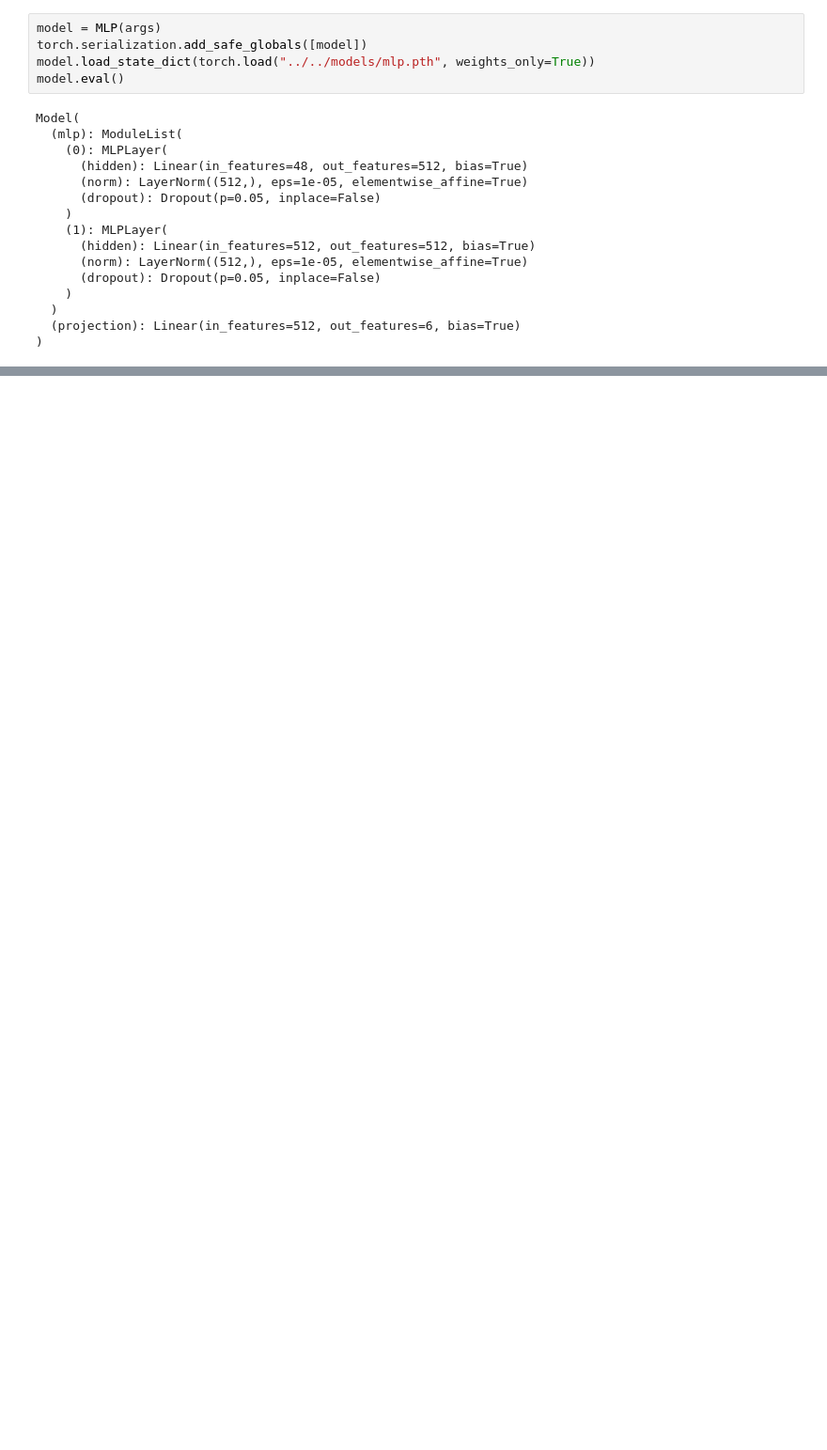
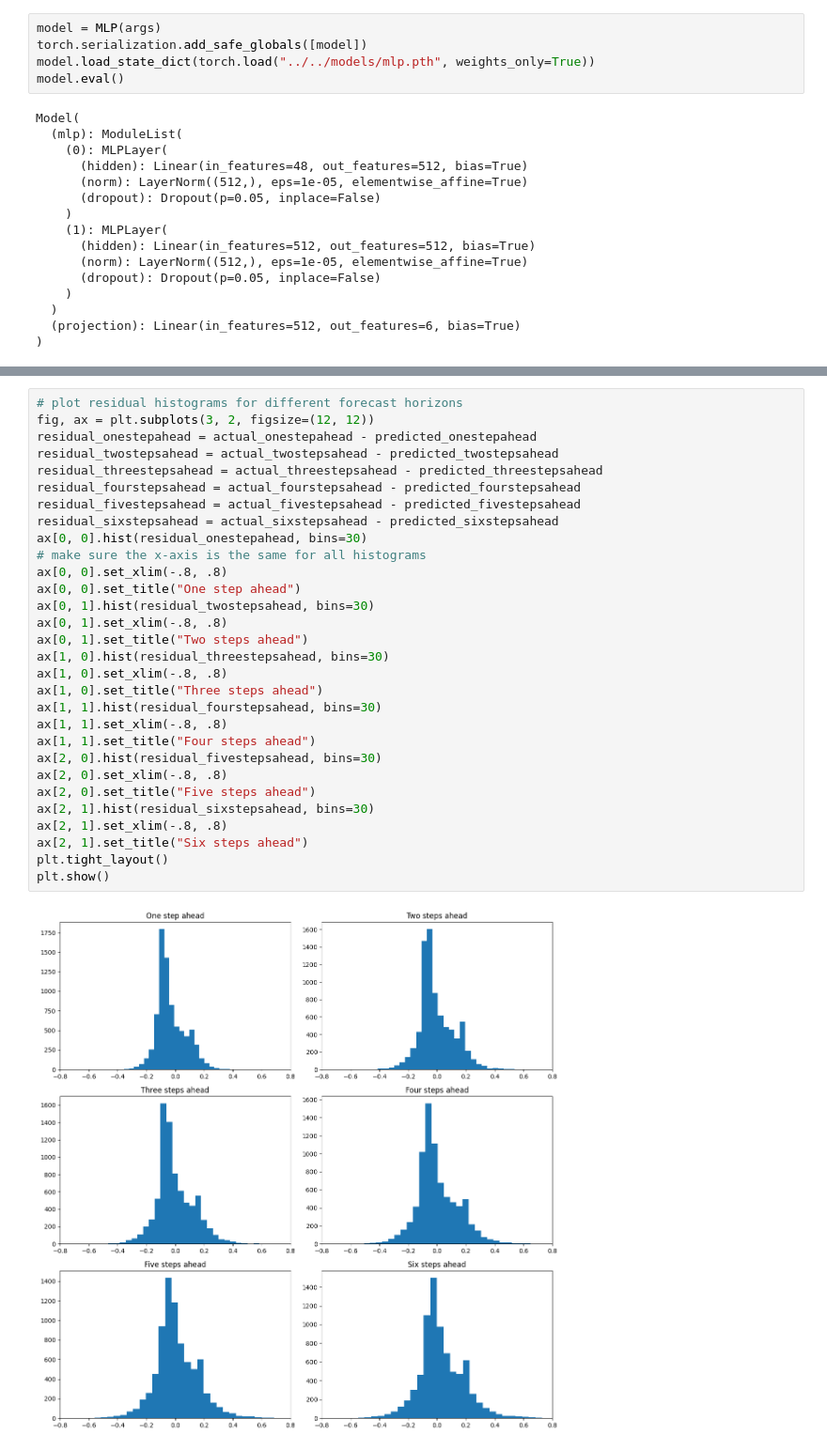
Before and after one commit to ber0i/e-SparX, a Jupyter notebook: usecases/wpf/src/results/visualize_forecasts.ipynb, the cells around one changed output, grey strips where cells are left out. Shown at 94% size. Saved outputs shown, nothing was run; the diff lists cells and outputs as text; blank space fills up the shorter version.

```diff
--- a/usecases/wpf/src/results/visualize_forecasts.ipynb
+++ b/usecases/wpf/src/results/visualize_forecasts.ipynb
@@ -120,0 +180,32 @@ plt.show()
+# %%
+# plot residual histograms for different forecast horizons
+fig, ax = plt.subplots(3, 2, figsize=(12, 12))
+residual_onestepahead = actual_onestepahead - predicted_onestepahead
+residual_twostepsahead = actual_twostepsahead - predicted_twostepsahead
+residual_threestepsahead = actual_threestepsahead - predicted_threestepsahead
+residual_fourstepsahead = actual_fourstepsahead - predicted_fourstepsahead
+residual_fivestepsahead = actual_fivestepsahead - predicted_fivestepsahead
+residual_sixstepsahead = actual_sixstepsahead - predicted_sixstepsahead
+ax[0, 0].hist(residual_onestepahead, bins=30)
+# make sure the x-axis is the same for all histograms
+ax[0, 0].set_xlim(-.8, .8)
+ax[0, 0].set_title("One step ahead")
+ax[0, 1].hist(residual_twostepsahead, bins=30)
+ax[0, 1].set_xlim(-.8, .8)
+ax[0, 1].set_title("Two steps ahead")
+ax[1, 0].hist(residual_threestepsahead, bins=30)
+ax[1, 0].set_xlim(-.8, .8)
+ax[1, 0].set_title("Three steps ahead")
+ax[1, 1].hist(residual_fourstepsahead, bins=30)
+ax[1, 1].set_xlim(-.8, .8)
+ax[1, 1].set_title("Four steps ahead")
+ax[2, 0].hist(residual_fivestepsahead, bins=30)
+ax[2, 0].set_xlim(-.8, .8)
+ax[2, 0].set_title("Five steps ahead")
+ax[2, 1].hist(residual_sixstepsahead, bins=30)
+ax[2, 1].set_xlim(-.8, .8)
+ax[2, 1].set_title("Six steps ahead")
+plt.tight_layout()
+plt.show()
+# %% [output]
+[figure, added]
```
Also changed, not shown: parts of 7 cells of this notebook, 16 other files.
